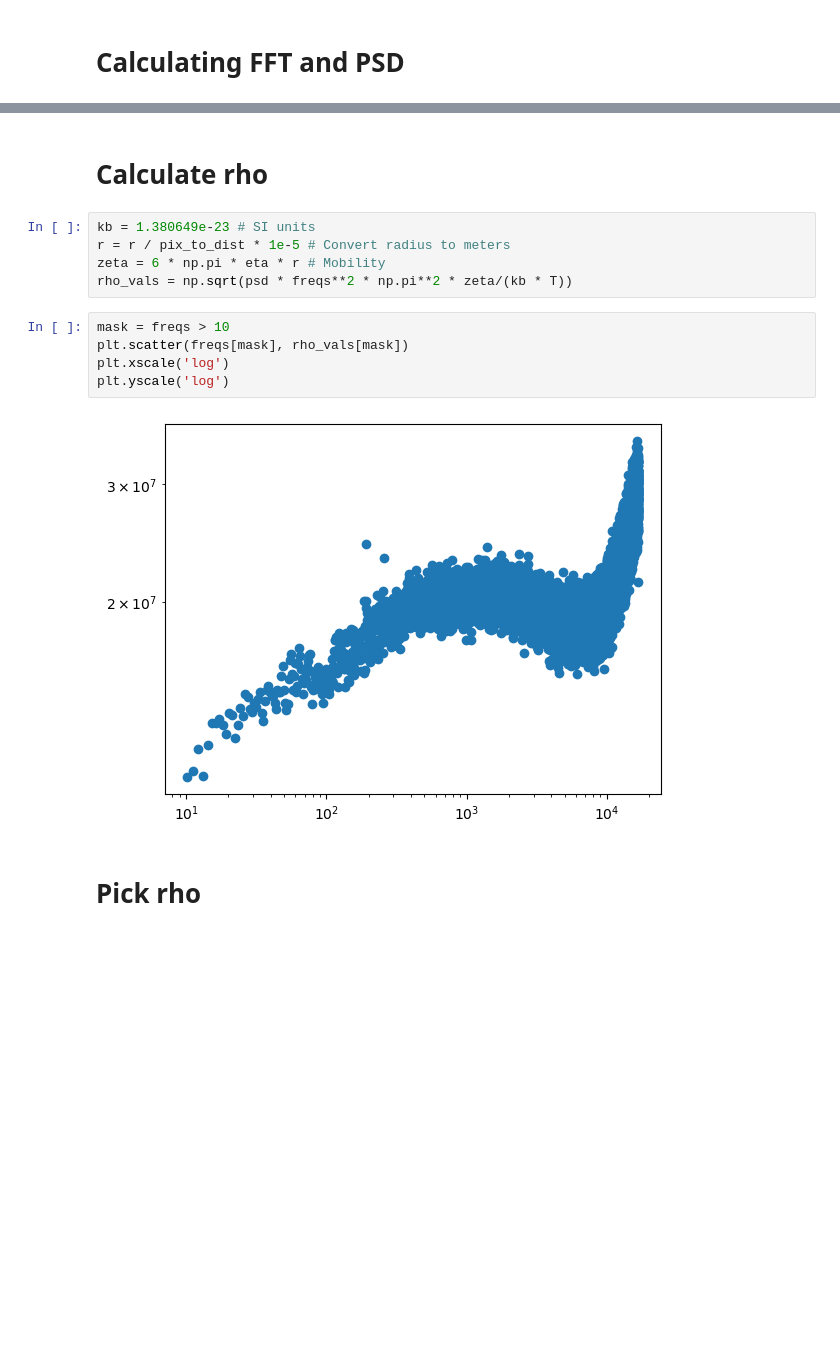
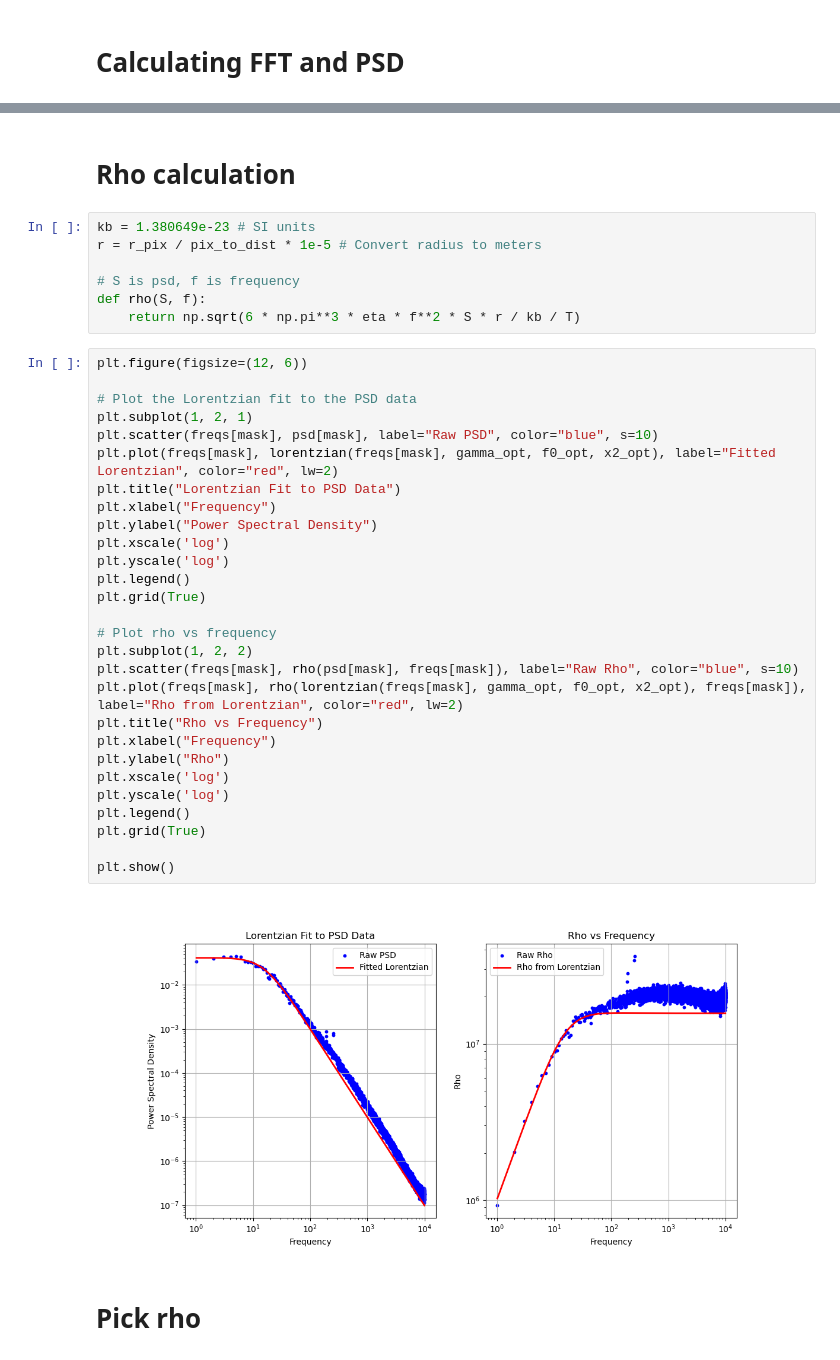
Before and after one commit to noah-silverberg/382L-Optical-Tweezer, a Jupyter notebook: rho.ipynb, the cells around one changed output, grey strips where cells are left out. Cells and saved outputs as stored; diff of their text form; blank space fills up the shorter version.

```diff
--- a/rho.ipynb
+++ b/rho.ipynb
@@ -114,17 +137,42 @@ Optimal x2: 0.5671537633196406
-# %% [markdown]
-# Calculate rho
+# %% [markdown]
+# Rho calculation
 # %%
 kb = 1.380649e-23 # SI units
-r = r / pix_to_dist * 1e-5 # Convert radius to meters
-zeta = 6 * np.pi * eta * r # Mobility
-rho_vals = np.sqrt(psd * freqs**2 * np.pi**2 * zeta/(kb * T))
+r = r_pix / pix_to_dist * 1e-5 # Convert radius to meters
+
+# S is psd, f is frequency
+def rho(S, f):
+    return np.sqrt(6 * np.pi**3 * eta * f**2 * S * r / kb / T)
-# %%
-mask = freqs > 10
-plt.scatter(freqs[mask], rho_vals[mask])
-plt.xscale('log')
-plt.yscale('log')
-# %% [output]
-[figure, removed]
+# %%
+plt.figure(figsize=(12, 6))
+
+# Plot the Lorentzian fit to the PSD data
+plt.subplot(1, 2, 1)
+plt.scatter(freqs[mask], psd[mask], label="Raw PSD", color="blue", s=10)
+plt.plot(freqs[mask], lorentzian(freqs[mask], gamma_opt, f0_opt, x2_opt), label="Fitted Lorentzian", color="red", lw=2)
+plt.title("Lorentzian Fit to PSD Data")
+plt.xlabel("Frequency")
+plt.ylabel("Power Spectral Density")
+plt.xscale('log')
+plt.yscale('log')
+plt.legend()
+plt.grid(True)
+
+# Plot rho vs frequency
+plt.subplot(1, 2, 2)
+plt.scatter(freqs[mask], rho(psd[mask], freqs[mask]), label="Raw Rho", color="blue", s=10)
+plt.plot(freqs[mask], rho(lorentzian(freqs[mask], gamma_opt, f0_opt, x2_opt), freqs[mask]), label="Rho from Lorentzian", color="red", lw=2)
+plt.title("Rho vs Frequency")
+plt.xlabel("Frequency")
+plt.ylabel("Rho")
+plt.xscale('log')
+plt.yscale('log')
+plt.legend()
+plt.grid(True)
+
+plt.show()
+# %% [output]
+[figure, added]
 # %% [markdown]
 # Pick rho
 # %%
```
Also changed, not shown: parts of 10 cells of this notebook.
